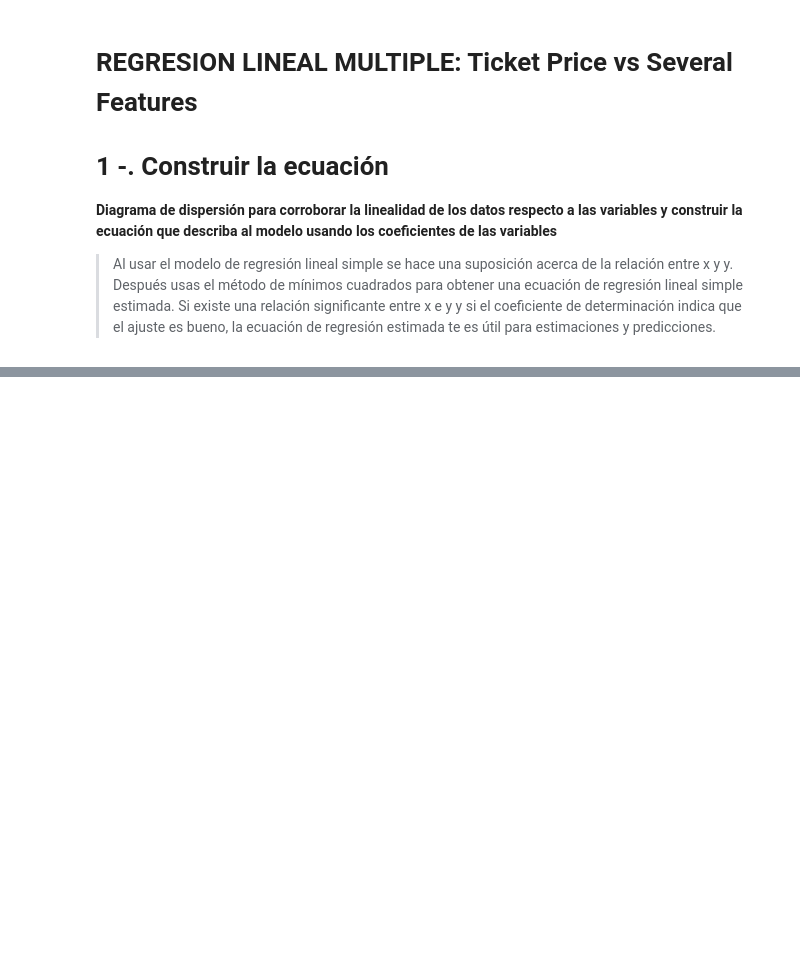
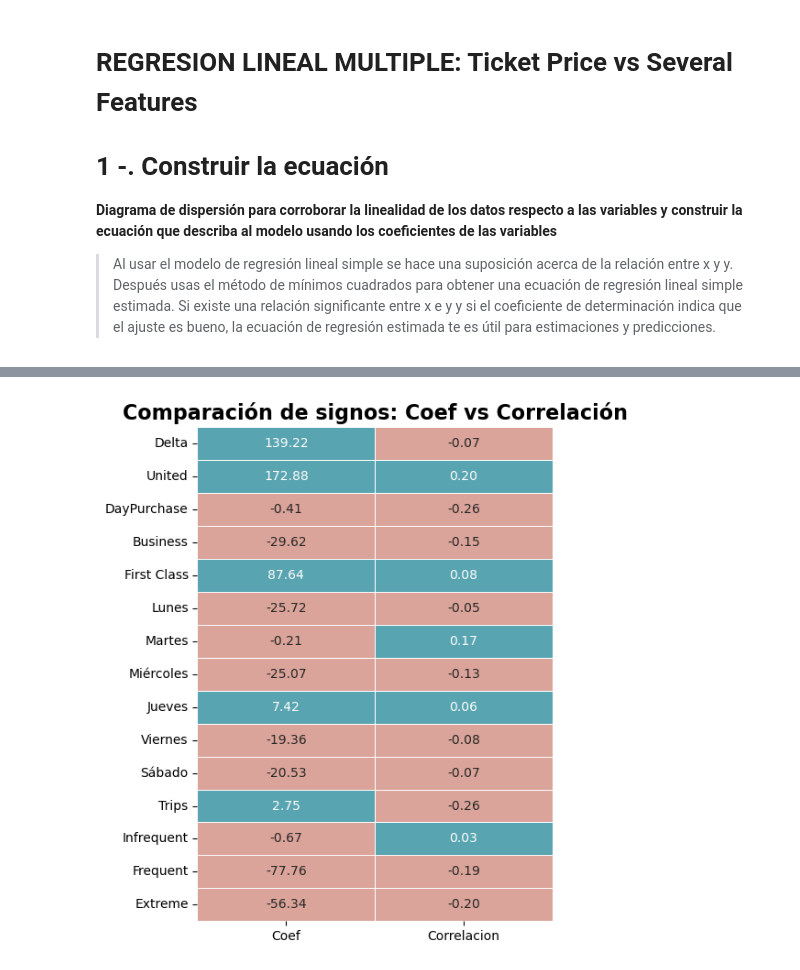
Before and after one commit to escobarm04/RETO_PredictStats, a Jupyter notebook: RETO.ipynb, the cells around one changed output, grey strips where cells are left out. Drawn from its saved outputs; the diff is of its cells as text; code cells hidden in the pictures; blank space fills up the shorter version.

```diff
--- a/RETO.ipynb
+++ b/RETO.ipynb
@@ -772,0 +873,16 @@ pvalue=0.06
+# %%
+# UNIMOS DATAFRAME DE COEF Y GRADO DE CORRELACION
+SerieRLM = pd.DataFrame(RLM.params[2:]).rename(columns={0:"Coef"})
+subcorr = subcorr.rename(columns={"Ticket Price":"Correlacion"})
+signo= SerieRLM.merge(subcorr, left_index=True, right_index=True )
+
+#CREAMOS UN DATAFRAME FALSO PARA REPRESENTAR LOS COLORES EN EL HEATMAP
+signo_color = np.sign(signo)
+
+#GRAFICAMOS HEATMAP
+mis_colores = ["#DAA49A", "#58A4B0"]
+plt.figure(figsize=(5, 7))
+sns.heatmap(signo_color, annot=signo,fmt=".2f",  cmap=mis_colores, linewidths=0.5, linecolor='white', cbar=False)
+plt.title("Comparación de signos: Coef vs Correlación", fontdict = {"fontweight":"bold", 'fontsize':16});
+# %% [output]
+[figure, added]
```
Also changed, not shown: parts of 16 cells of this notebook.
